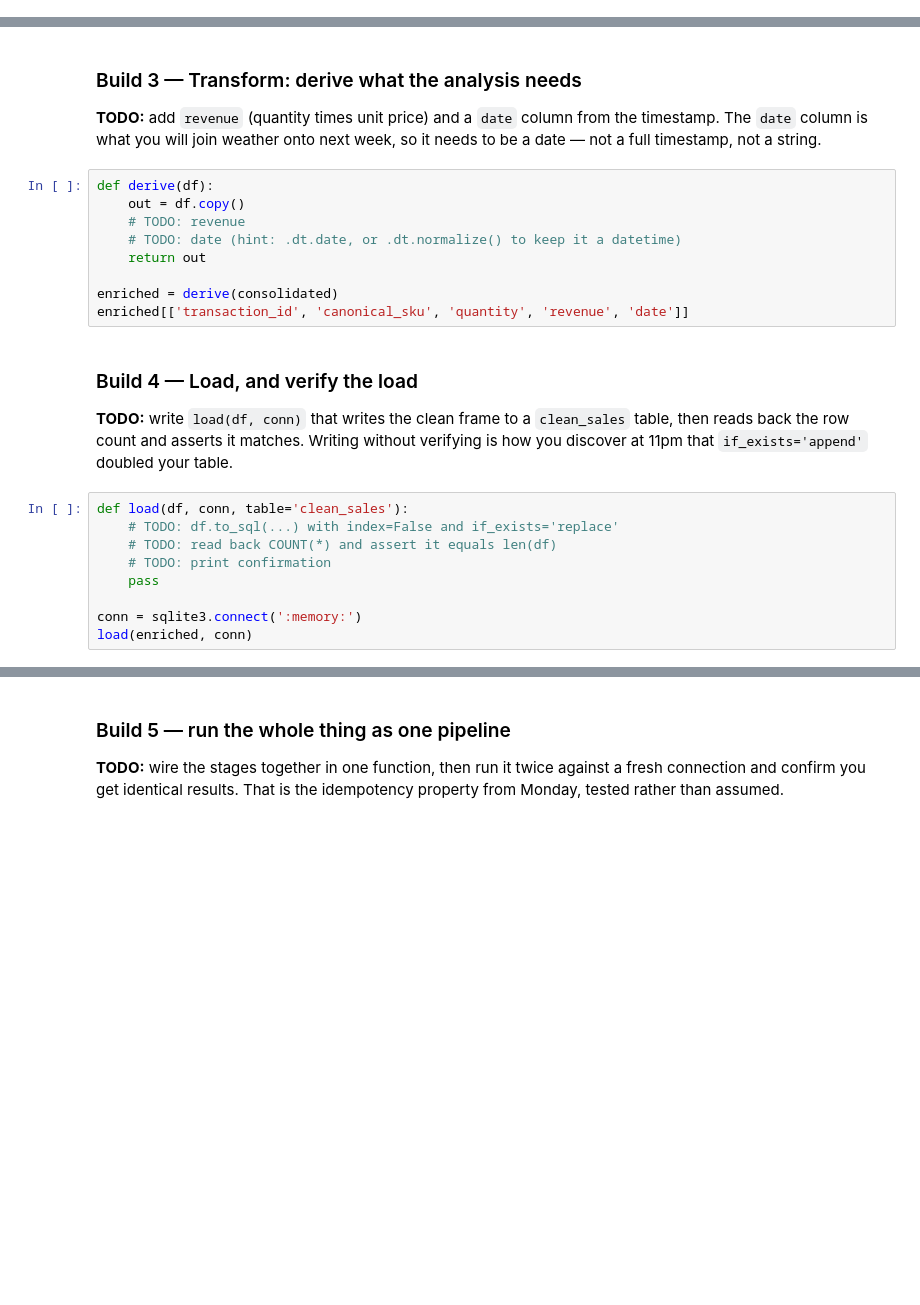
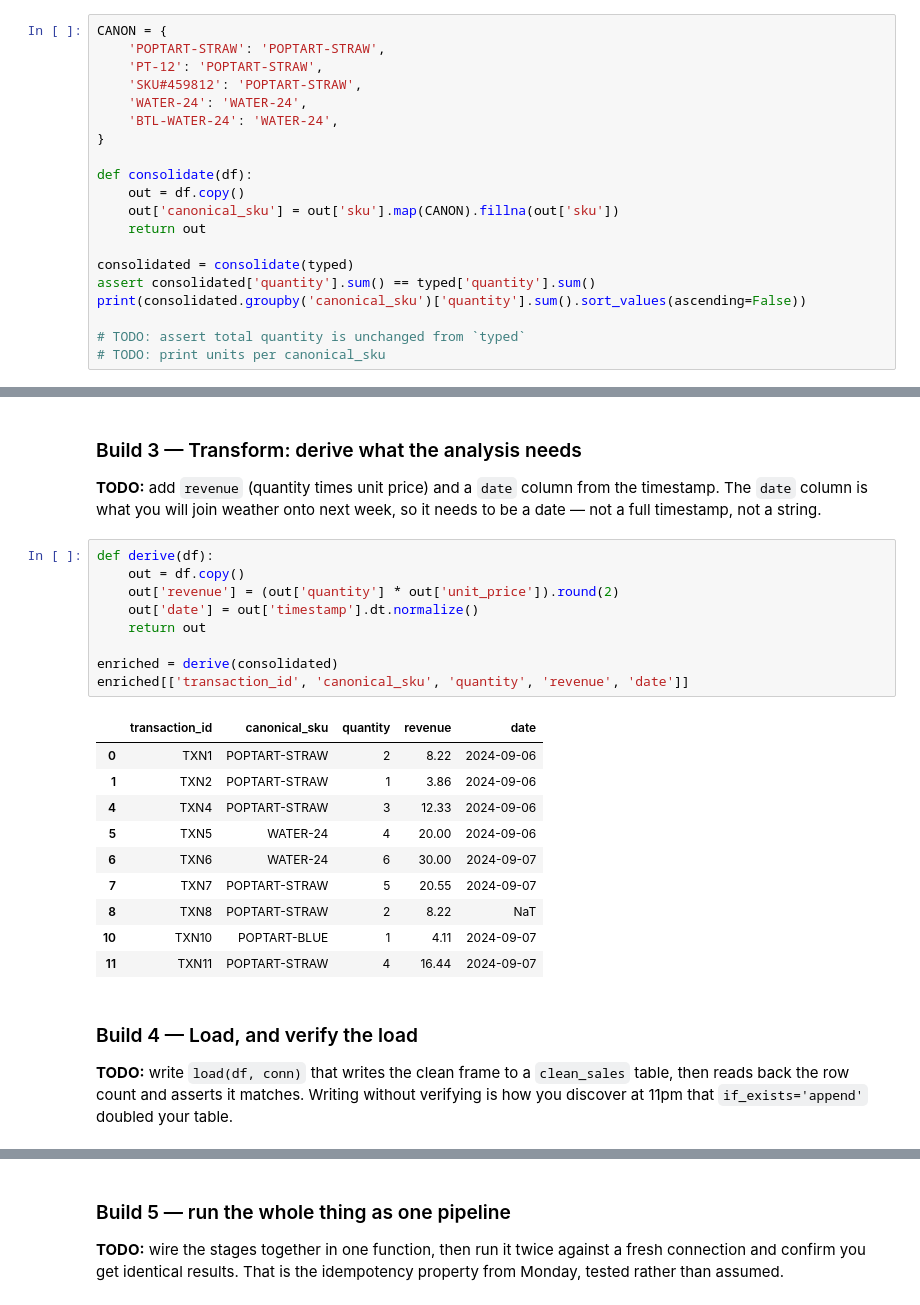
Before and after one commit to junseo25/ds2002-fa26, a Jupyter notebook: notebooks/05-etl-walmart/2026_10_14_Jun_Seo_Lee__—_Mini_ETL_on_Walmart_Sample_—_Studio.ipynb, the cells around one changed output, grey strips where cells are left out. Cells and saved outputs as stored; diff of their text form; blank space fills up the shorter version.

```diff
--- a/notebooks/05-etl-walmart/2026_10_14_Jun_Seo_Lee__—_Mini_ETL_on_Walmart_Sample_—_Studio.ipynb
+++ b/notebooks/05-etl-walmart/2026_10_14_Jun_Seo_Lee__—_Mini_ETL_on_Walmart_Sample_—_Studio.ipynb
@@ -109,0 +137,20 @@ consolidated = consolidate(typed)
+# %%
+CANON = {
+    'POPTART-STRAW': 'POPTART-STRAW',
+    'PT-12': 'POPTART-STRAW',
+    'SKU#459812': 'POPTART-STRAW',
+    'WATER-24': 'WATER-24',
+    'BTL-WATER-24': 'WATER-24',
+}
+
+def consolidate(df):
+    out = df.copy()
+    out['canonical_sku'] = out['sku'].map(CANON).fillna(out['sku'])
+    return out
+
+consolidated = consolidate(typed)
+assert consolidated['quantity'].sum() == typed['quantity'].sum()
+print(consolidated.groupby('canonical_sku')['quantity'].sum().sort_values(ascending=False))
+
+# TODO: assert total quantity is unchanged from `typed`
+# TODO: print units per canonical_sku
@@ -116,22 +169,24 @@ consolidated = consolidate(typed)
 # %%
 def derive(df):
     out = df.copy()
-    # TODO: revenue
-    # TODO: date (hint: .dt.date, or .dt.normalize() to keep it a datetime)
+    out['revenue'] = (out['quantity'] * out['unit_price']).round(2)
+    out['date'] = out['timestamp'].dt.normalize()
     return out
 
 enriched = derive(consolidated)
 enriched[['transaction_id', 'canonical_sku', 'quantity', 'revenue', 'date']]
+# %% [output]
+|  | transaction_id | canonical_sku | quantity | revenue | date |
+| 0 | TXN1 | POPTART-STRAW | 2 | 8.22 | 2024-09-06 |
+| 1 | TXN2 | POPTART-STRAW | 1 | 3.86 | 2024-09-06 |
+| 4 | TXN4 | POPTART-STRAW | 3 | 12.33 | 2024-09-06 |
+| 5 | TXN5 | WATER-24 | 4 | 20.00 | 2024-09-06 |
+| 6 | TXN6 | WATER-24 | 6 | 30.00 | 2024-09-07 |
+| 7 | TXN7 | POPTART-STRAW | 5 | 20.55 | 2024-09-07 |
+| 8 | TXN8 | POPTART-STRAW | 2 | 8.22 | NaT |
+| 10 | TXN10 | POPTART-BLUE | 1 | 4.11 | 2024-09-07 |
+| 11 | TXN11 | POPTART-STRAW | 4 | 16.44 | 2024-09-07 |
 # %% [markdown]
 ### Build 4 — Load, and verify the load
 
 **TODO:** write `load(df, conn)` that writes the clean frame to a `clean_sales` table, then reads back the row count and asserts it matches. Writing without verifying is how you discover at 11pm that `if_exists='append'` doubled your table.
-# %%
-def load(df, conn, table='clean_sales'):
-    # TODO: df.to_sql(...) with index=False and if_exists='replace'
-    # TODO: read back COUNT(*) and assert it equals len(df)
-    # TODO: print confirmation
-    pass
-
-conn = sqlite3.connect(':memory:')
-load(enriched, conn)
```
Also changed, not shown: parts of 10 cells of this notebook.
